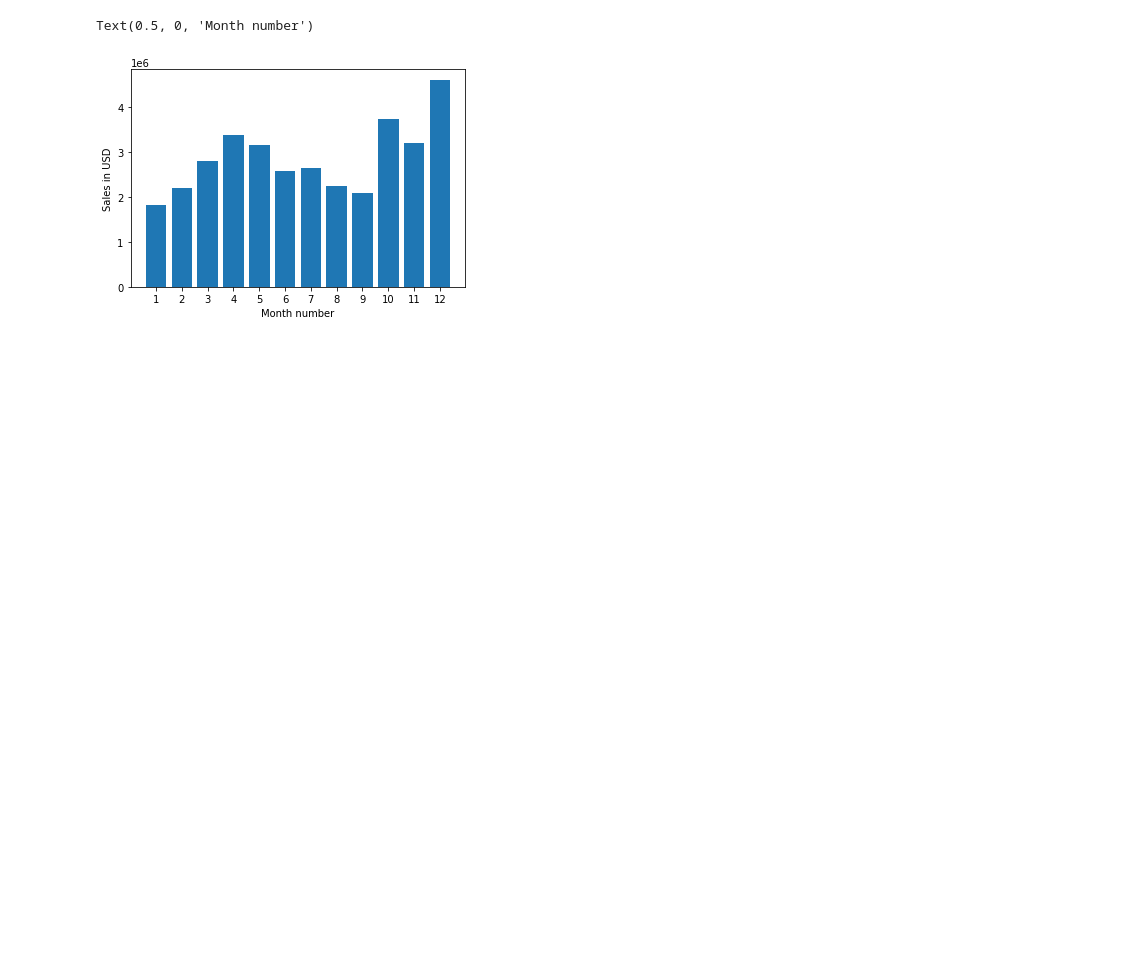
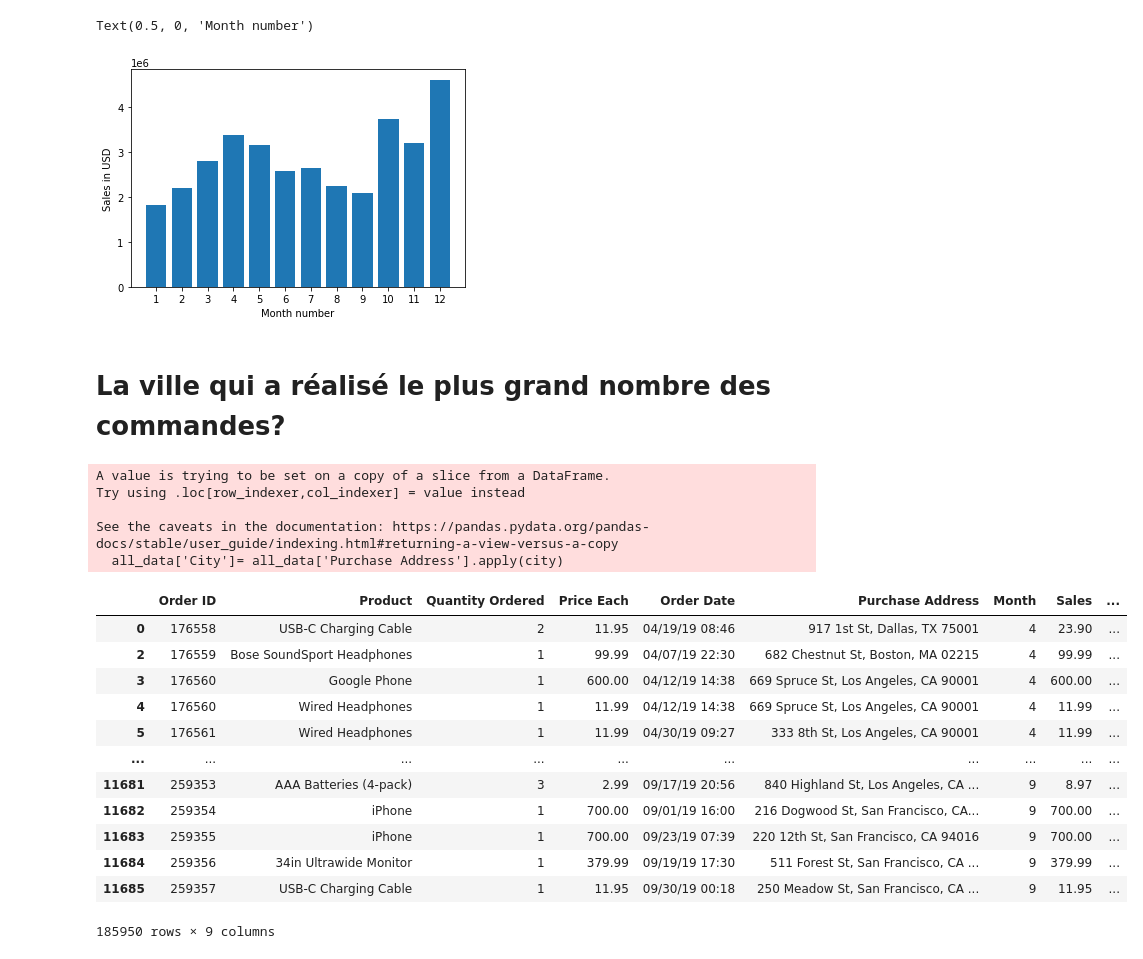
Before and after one commit to Azrarag/data-analysis, a Jupyter notebook: datat.ipynb, the cells around one changed output. Saved outputs shown, nothing was run; the diff lists cells and outputs as text; code cells hidden in the pictures; blank space fills up the shorter version.

```diff
--- a/datat.ipynb
+++ b/datat.ipynb
@@ -252,3 +252,5 @@ plt.xlabel('Month number')
 # %% [output]
 Text(0.5, 0, 'Month number')
 [figure]
+# %% [markdown]
+# La ville qui a réalisé le plus grand nombre des commandes?
@@ -254,0 +260,24 @@ Text(0.5, 0, 'Month number')
+# %%
+all_data['City']= all_data['Purchase Address'].apply(city)
+# %% [output]
+A value is trying to be set on a copy of a slice from a DataFrame.
+Try using .loc[row_indexer,col_indexer] = value instead
+
+See the caveats in the documentation: https://pandas.pydata.org/pandas-docs/stable/user_guide/indexing.html#returning-a-view-versus-a-copy
+  all_data['City']= all_data['Purchase Address'].apply(city)
+# %%
+all_data
+# %% [output]
+|  | Order ID | Product | Quantity Ordered | Price Each | Order Date | Purchase Address | Month | Sales | ... |
+| 0 | 176558 | USB-C Charging Cable | 2 | 11.95 | 04/19/19 08:46 | 917 1st St, Dallas, TX 75001 | 4 | 23.90 | ... |
+| 2 | 176559 | Bose SoundSport Headphones | 1 | 99.99 | 04/07/19 22:30 | 682 Chestnut St, Boston, MA 02215 | 4 | 99.99 | ... |
+| 3 | 176560 | Google Phone | 1 | 600.00 | 04/12/19 14:38 | 669 Spruce St, Los Angeles, CA 90001 | 4 | 600.00 | ... |
+| 4 | 176560 | Wired Headphones | 1 | 11.99 | 04/12/19 14:38 | 669 Spruce St, Los Angeles, CA 90001 | 4 | 11.99 | ... |
+| 5 | 176561 | Wired Headphones | 1 | 11.99 | 04/30/19 09:27 | 333 8th St, Los Angeles, CA 90001 | 4 | 11.99 | ... |
+| ... | ... | ... | ... | ... | ... | ... | ... | ... | ... |
+| 11681 | 259353 | AAA Batteries (4-pack) | 3 | 2.99 | 09/17/19 20:56 | 840 Highland St, Los Angeles, CA ... | 9 | 8.97 | ... |
+| 11682 | 259354 | iPhone | 1 | 700.00 | 09/01/19 16:00 | 216 Dogwood St, San Francisco, CA... | 9 | 700.00 | ... |
+| 11683 | 259355 | iPhone | 1 | 700.00 | 09/23/19 07:39 | 220 12th St, San Francisco, CA 94016 | 9 | 700.00 | ... |
+| 11684 | 259356 | 34in Ultrawide Monitor | 1 | 379.99 | 09/19/19 17:30 | 511 Forest St, San Francisco, CA ... | 9 | 379.99 | ... |
+| 11685 | 259357 | USB-C Charging Cable | 1 | 11.95 | 09/30/19 00:18 | 250 Meadow St, San Francisco, CA ... | 9 | 11.95 | ... |
+185950 rows × 9 columns
```
Also changed, not shown: parts of 3 cells of this notebook.
